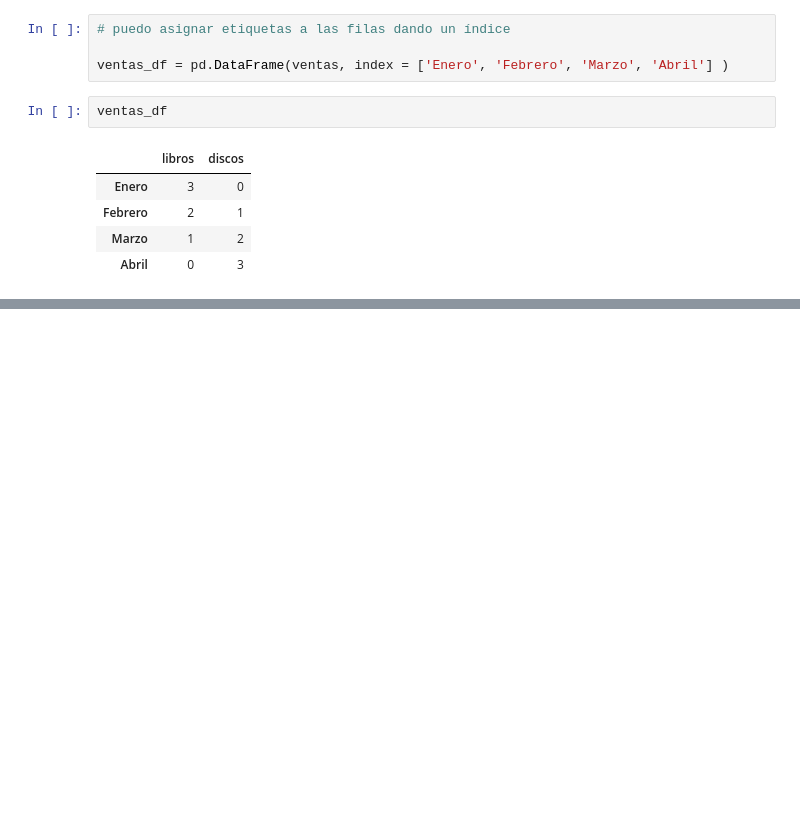
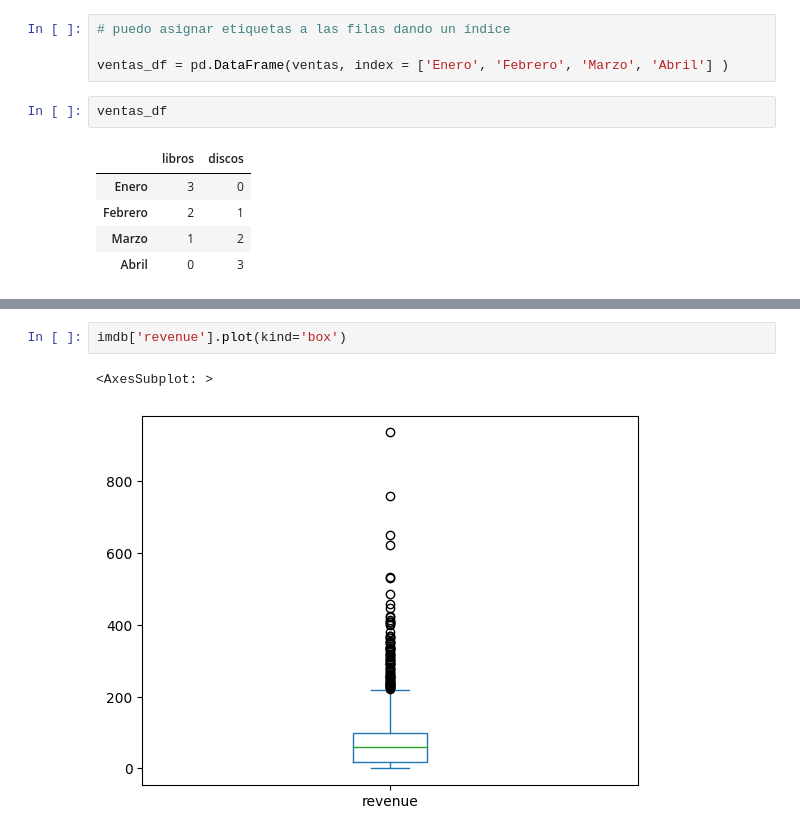
Before and after one commit to afoone/caipc-laberit-oct2022, a Jupyter notebook: 01-pandas.ipynb, the cells around one changed output, grey strips where cells are left out. Drawn from its saved outputs; the diff is of its cells as text; blank space fills up the shorter version.

```diff
--- a/01-pandas.ipynb
+++ b/01-pandas.ipynb
@@ -111,0 +920,5 @@ ventas_df
+# %%
+imdb['revenue'].plot(kind='box')
+# %% [output]
+<AxesSubplot: >
+[figure, added]
```
Also changed, not shown: parts of 102 cells of this notebook, 2 other files.
